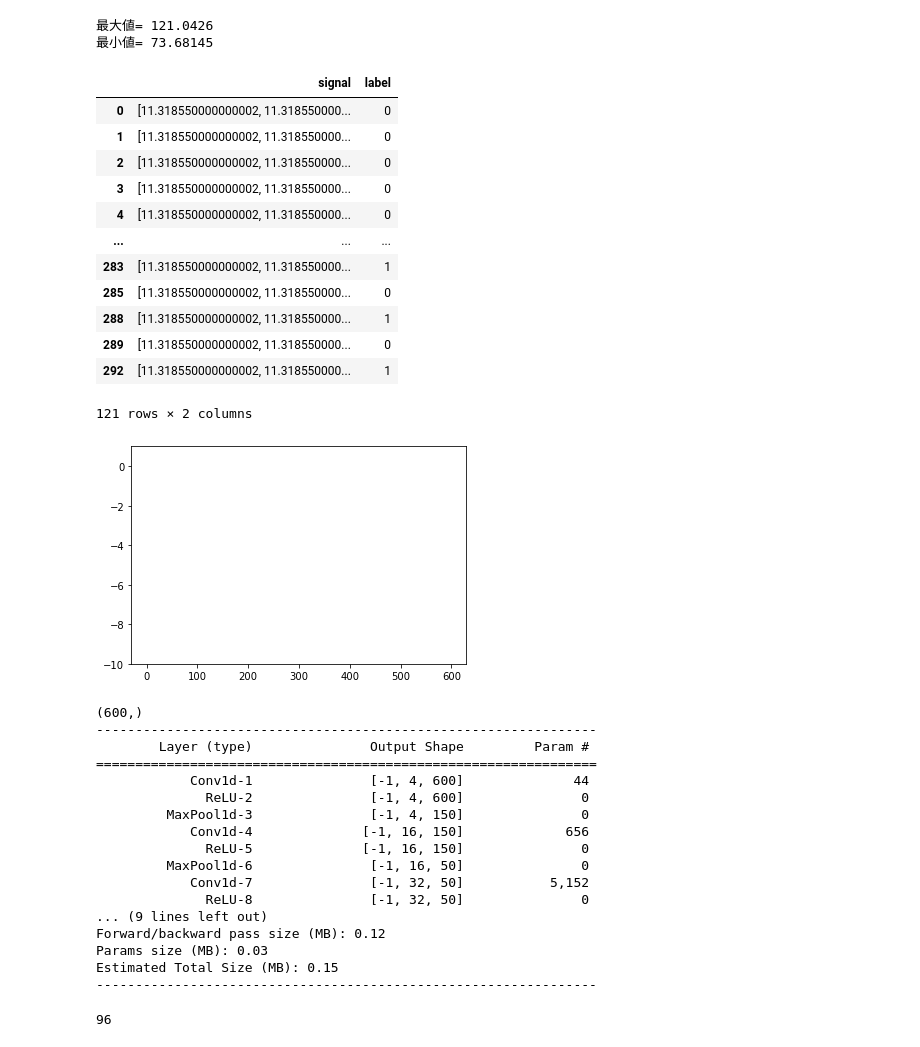
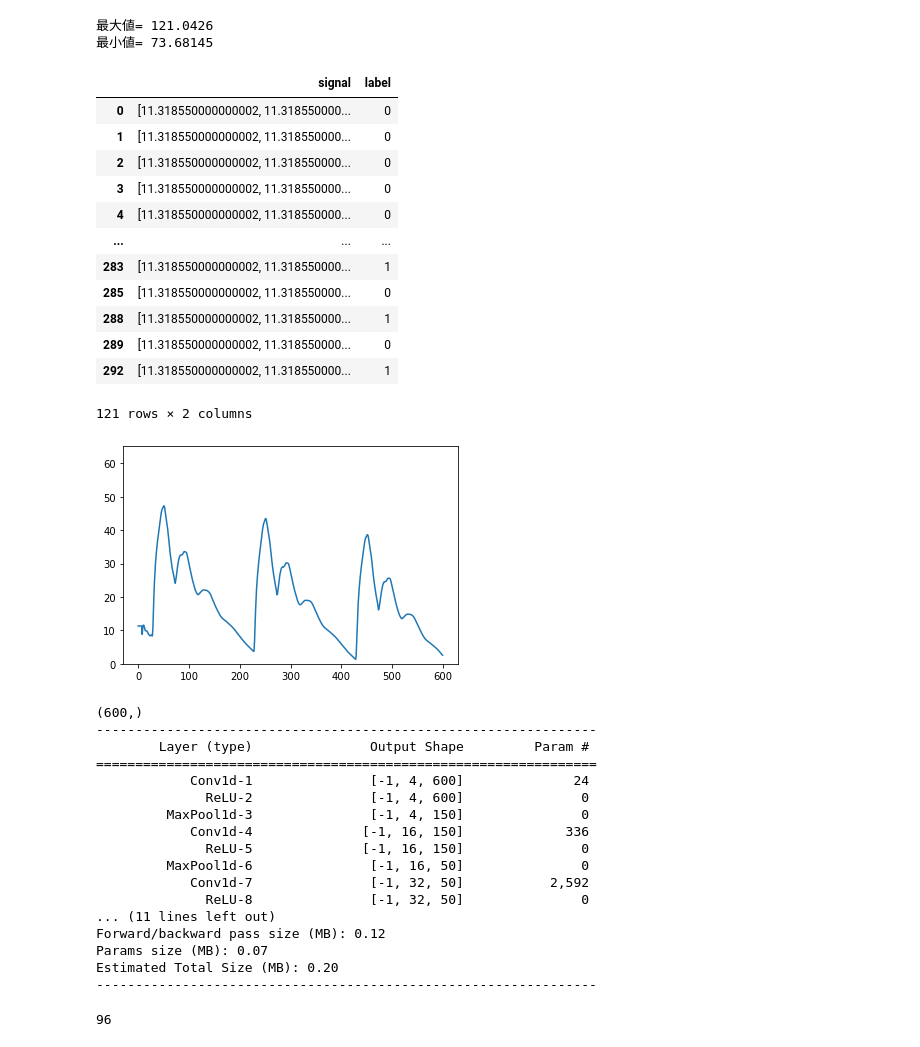
Before and after one commit to YudaiTaka0515/ReduCalassification, a Jupyter notebook: ReduBinaryClassifier.ipynb, the cells around one changed output. Saved outputs shown, nothing was run; the diff lists cells and outputs as text; code cells hidden in the pictures.

```diff
--- a/ReduBinaryClassifier.ipynb
+++ b/ReduBinaryClassifier.ipynb
@@ -83,35 +83,34 @@ print("最小値=", min_val)
 def get_signal(x):
     csv_path=x+'.csv'
     signal_df = pd.read_csv(csv_path)
     tar_col = 'id7_Blood pressure[mmHg]'
     signal_id7 = signal_df[tar_col].values
     return (signal_id7-min_val)
 
 def get_label(x):
     return 1 if x>=high_thresh else 0
 
 tar_df = pd.DataFrame(columns=['signal', 'label'])
 tar_df['signal'] = extracted_df['dir'].map(get_signal)
 tar_df['label'] = extracted_df['redu_ratio'].map(get_label)
 plt.plot(tar_df['signal'].values[1])
-plt.ylim([-10, 1])
 plt.hist(tar_df['label'], bins=3)
 tar_df
 # %% [output]
 |  | signal | label |
 | 0 | [11.318550000000002, 11.318550000... | 0 |
 | 1 | [11.318550000000002, 11.318550000... | 0 |
 | 2 | [11.318550000000002, 11.318550000... | 0 |
 | 3 | [11.318550000000002, 11.318550000... | 0 |
 | 4 | [11.318550000000002, 11.318550000... | 0 |
 | ... | ... | ... |
 | 283 | [11.318550000000002, 11.318550000... | 1 |
 | 285 | [11.318550000000002, 11.318550000... | 0 |
 | 288 | [11.318550000000002, 11.318550000... | 1 |
 | 289 | [11.318550000000002, 11.318550000... | 0 |
 | 292 | [11.318550000000002, 11.318550000... | 1 |
 121 rows × 2 columns
-[figure, old version]
+[figure, new version]
 # %%
 # TODO データ拡張
 # %%
@@ -156,19 +155,19 @@ class CNN_1D(nn.Module):
         super(CNN_1D, self).__init__()
         # 600⇒150
         self.conv1 = nn.Sequential(
-            nn.Conv1d(1, 4, kernel_size=10, padding='same'),
+            nn.Conv1d(1, 4, kernel_size=5, padding='same'),
             nn.ReLU(),
             nn.MaxPool1d(kernel_size=4))
 
         # 150⇒50
         self.conv2 = nn.Sequential(
-            nn.Conv1d(4, 16, kernel_size=10, padding='same'),
+            nn.Conv1d(4, 16, kernel_size=5, padding='same'),
             nn.ReLU(),
             nn.MaxPool1d(kernel_size=3))
 
         # 50⇒25
         self.conv3 = nn.Sequential(
-            nn.Conv1d(16, 32, kernel_size=10, padding='same'),
+            nn.Conv1d(16, 32, kernel_size=5, padding='same'),
             nn.ReLU(),
             nn.MaxPool1d(kernel_size=2))
 
@@ -176,8 +175,7 @@ class CNN_1D(nn.Module):
             nn.Linear(32*25, 20),
             nn.ReLU())
 
-#         self.fc2 = nn.Linear(20, 1)
-        self.fc2 = nn.Linear(32*25, 1)
+        self.fc2 = nn.Linear(20, 1)
         self.flatten = nn.Flatten()
 
     def forward(self, x):
@@ -187,7 +185,7 @@ class CNN_1D(nn.Module):
 
 
         out = self.flatten(out)
-#         out = self.fc1(out)
+        out = self.fc1(out)
         out = self.fc2(out)
 
         return out
@@ -201,18 +199,18 @@ summary(model, (1, 600))
 ----------------------------------------------------------------
         Layer (type)               Output Shape         Param #
 ================================================================
-            Conv1d-1               [-1, 4, 600]              44
+            Conv1d-1               [-1, 4, 600]              24
               ReLU-2               [-1, 4, 600]               0
          MaxPool1d-3               [-1, 4, 150]               0
-            Conv1d-4              [-1, 16, 150]             656
+            Conv1d-4              [-1, 16, 150]             336
               ReLU-5              [-1, 16, 150]               0
          MaxPool1d-6               [-1, 16, 50]               0
-            Conv1d-7               [-1, 32, 50]           5,152
+            Conv1d-7               [-1, 32, 50]           2,592
               ReLU-8               [-1, 32, 50]               0
-... (9 lines left out)
+... (11 lines left out)
 Forward/backward pass size (MB): 0.12
-Params size (MB): 0.03
-Estimated Total Size (MB): 0.15
+Params size (MB): 0.07
+Estimated Total Size (MB): 0.20
 ----------------------------------------------------------------
 # %%
 # 学習の準備
```
Also changed, not shown: parts of 2 cells of this notebook.
